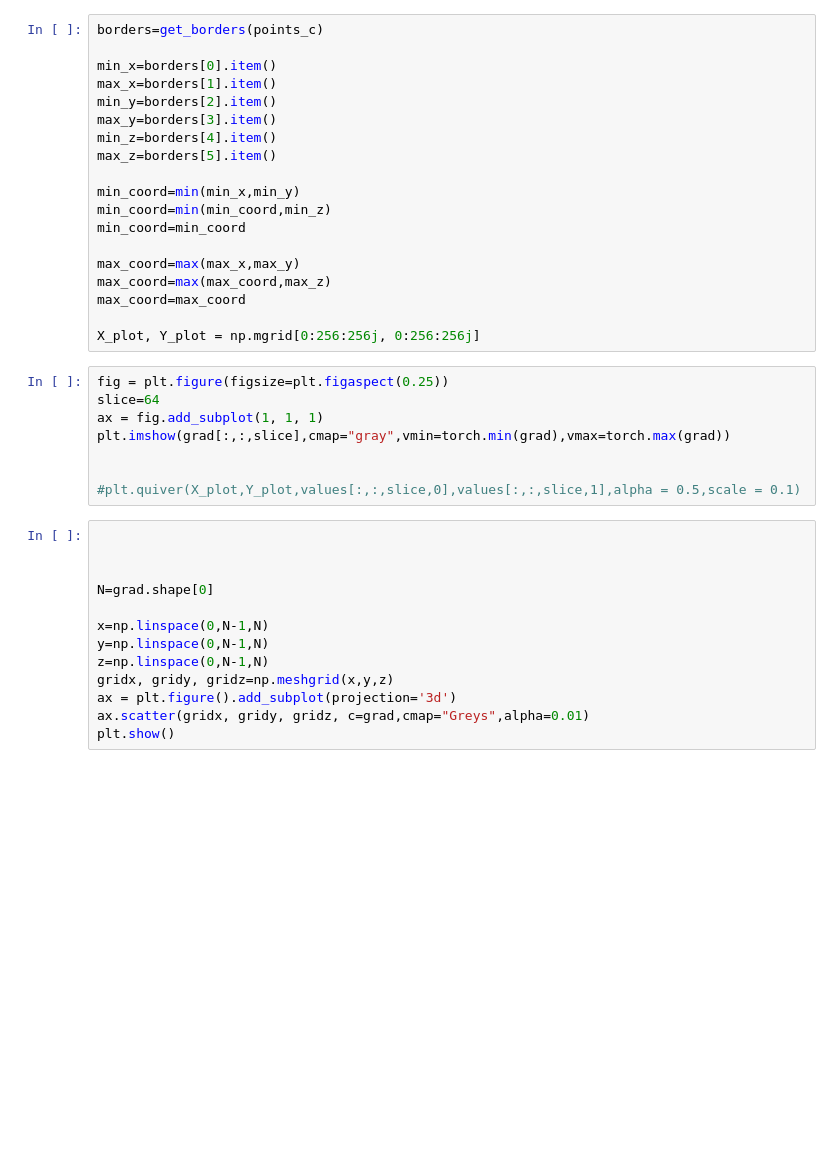
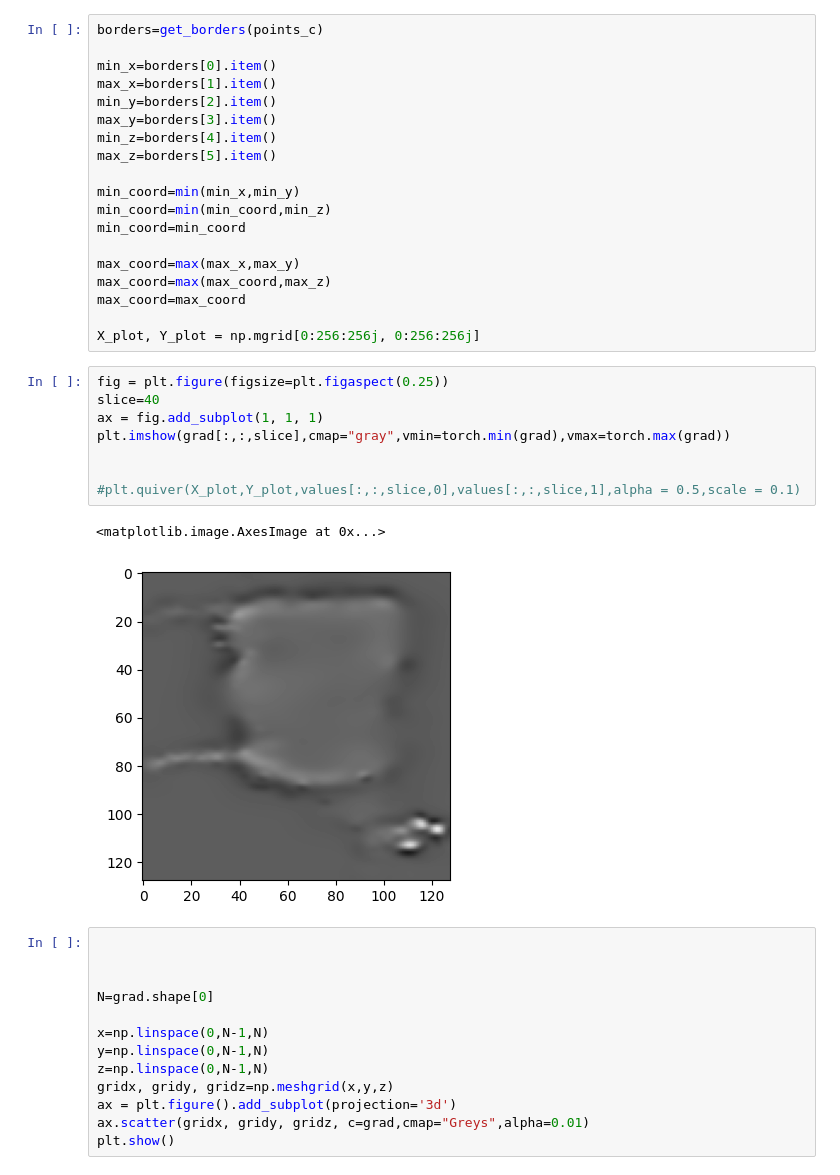
Before and after one commit to HugoRdet/Python_Poisson_Surface_Reconstruction, a Jupyter notebook: poisson_3D_new.ipynb, the cells around one changed output. Cells and saved outputs as stored; diff of their text form; blank space fills up the shorter version.

```diff
--- a/poisson_3D_new.ipynb
+++ b/poisson_3D_new.ipynb
@@ -294,12 +503,15 @@ max_coord=max_coord
 X_plot, Y_plot = np.mgrid[0:256:256j, 0:256:256j]
 # %%
 fig = plt.figure(figsize=plt.figaspect(0.25))
-slice=64
+slice=40
 ax = fig.add_subplot(1, 1, 1)
 plt.imshow(grad[:,:,slice],cmap="gray",vmin=torch.min(grad),vmax=torch.max(grad))
 
 
 #plt.quiver(X_plot,Y_plot,values[:,:,slice,0],values[:,:,slice,1],alpha = 0.5,scale = 0.1)
+# %% [output]
+<matplotlib.image.AxesImage at 0x...>
+[figure, added]
 # %%
 
 
```
Also changed, not shown: parts of 6 cells of this notebook, 2 other files.
